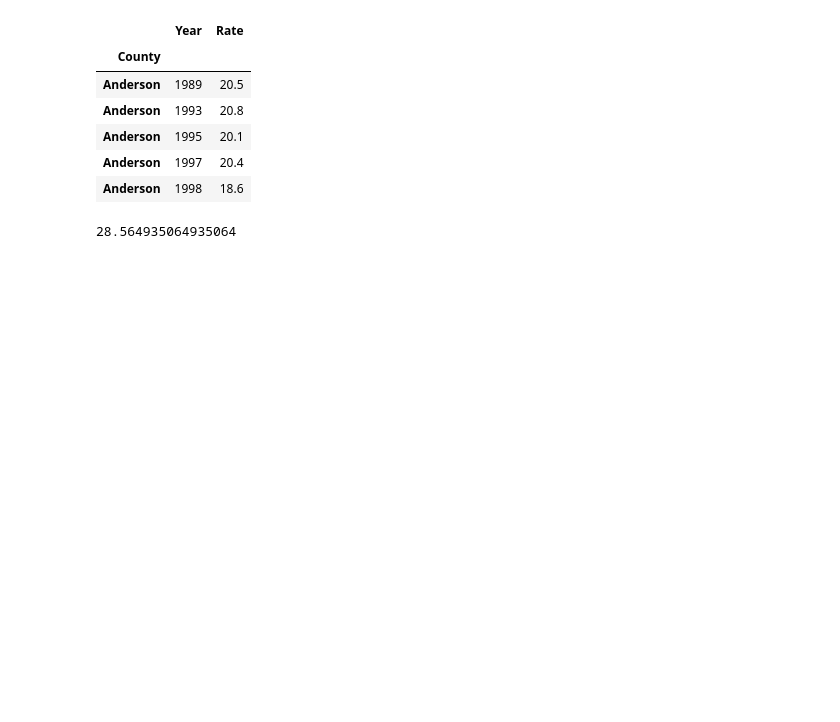
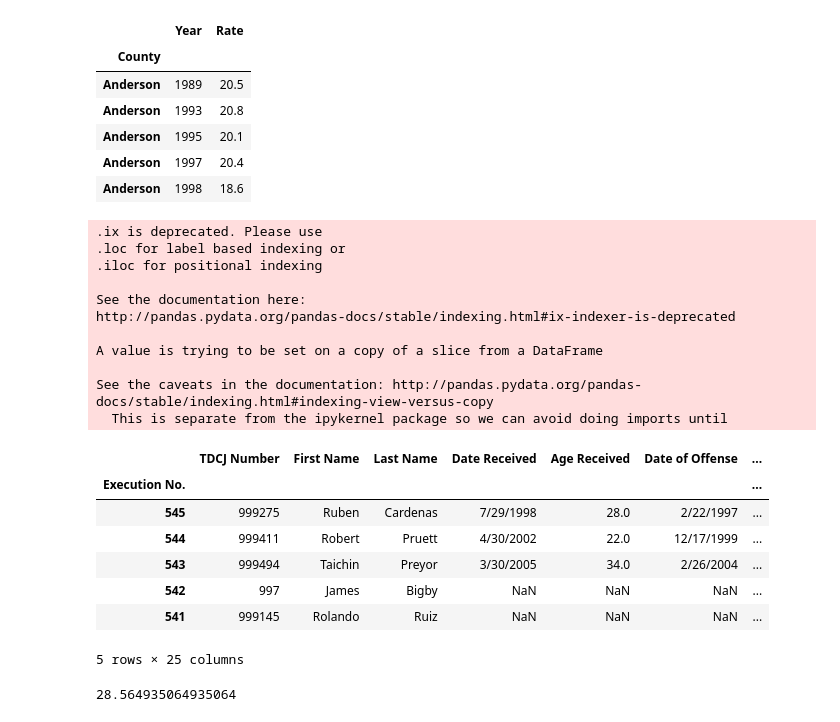
Before and after one commit to allanmc0913/Executions-and-Poverty-in-Texas, a Jupyter notebook: Executed Inmates Data Analysis.ipynb, the cells around one changed output. Saved outputs shown, nothing was run; the diff lists cells and outputs as text; code cells hidden in the pictures; blank space fills up the shorter version.

```diff
--- a/Executed Inmates Data Analysis.ipynb
+++ b/Executed Inmates Data Analysis.ipynb
@@ -71,6 +82,36 @@ pov_by_county.head()
 | Anderson | 1995 | 20.1 |
 | Anderson | 1997 | 20.4 |
 | Anderson | 1998 | 18.6 |
+# %%
+povs = df_inmates.copy()
+# %%
+# Setting poverty rate based on the inmate's county and year of birth
+for inmate in povs.iterrows():
+    povs.ix[inmate[0]]['Poverty Rate'] = pov_by_county[(pov_by_county.index==povs.ix[inmate[0]]['County'])
+                                                       & (pov_by_county["Year"]==povs.ix[inmate[0]]['YOB'])]
+
+df_inmates = povs.copy()
+df_inmates.head()
+# %% [output]
+.ix is deprecated. Please use
+.loc for label based indexing or
+.iloc for positional indexing
+
+See the documentation here:
+http://pandas.pydata.org/pandas-docs/stable/indexing.html#ix-indexer-is-deprecated
+
+A value is trying to be set on a copy of a slice from a DataFrame
+
+See the caveats in the documentation: http://pandas.pydata.org/pandas-docs/stable/indexing.html#indexing-view-versus-copy
+  This is separate from the ipykernel package so we can avoid doing imports until
+|  | TDCJ Number | First Name | Last Name | Date Received | Age Received | Date of Offense | ... |
+| Execution No. |  |  |  |  |  |  | ... |
+| 545 | 999275 | Ruben | Cardenas | 7/29/1998 | 28.0 | 2/22/1997 | ... |
+| 544 | 999411 | Robert | Pruett | 4/30/2002 | 22.0 | 12/17/1999 | ... |
+| 543 | 999494 | Taichin | Preyor | 3/30/2005 | 34.0 | 2/26/2004 | ... |
+| 542 | 997 | James | Bigby | NaN | NaN | NaN | ... |
+| 541 | 999145 | Rolando | Ruiz | NaN | NaN | NaN | ... |
+5 rows × 25 columns
 # %%
 df_inmates['Age Received'].mean()
 # %% [output]
```
Also changed, not shown: parts of 4 cells of this notebook, 1 other file.
